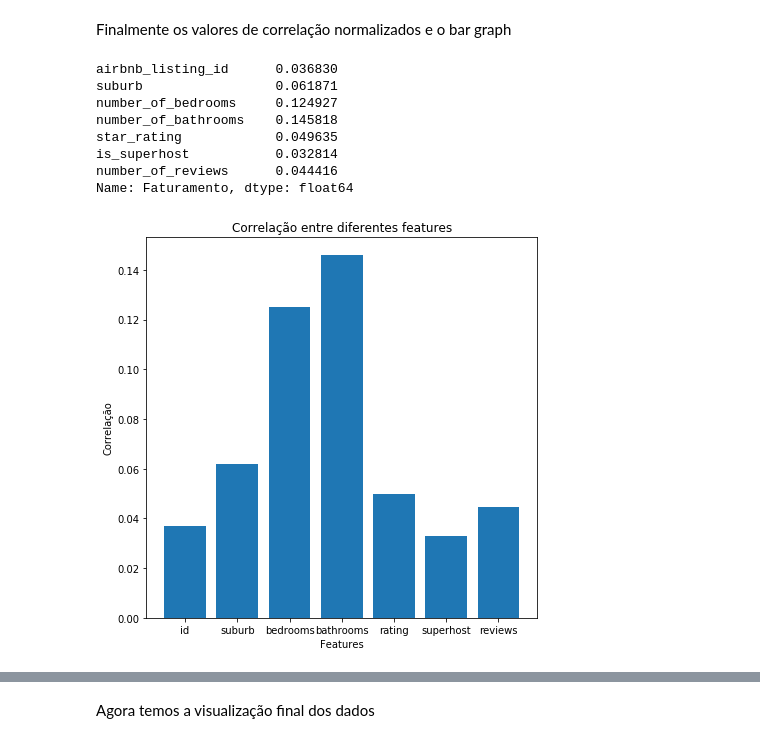
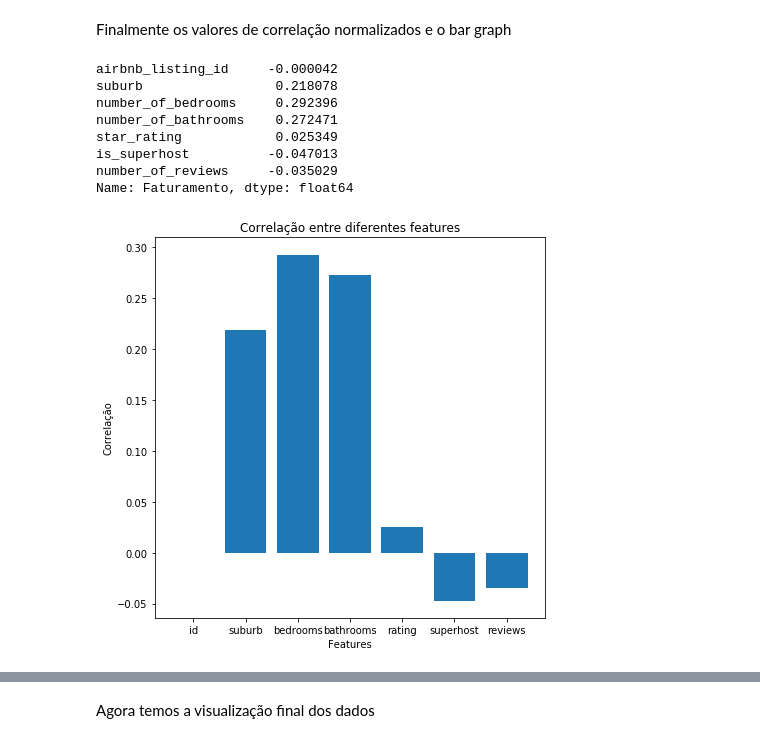
Before and after one commit to fabriciocravo/Desafio_Seazone, a Jupyter notebook: Desafio_Seazone.ipynb, the cells around one changed output, grey strips where cells are left out. Drawn from its saved outputs; the diff is of its cells as text; code cells hidden in the pictures.

Commit message:
Error fix

```diff
--- a/Desafio_Seazone.ipynb
+++ b/Desafio_Seazone.ipynb
@@ -206,13 +242,15 @@ Outro valor interessante ser calculado é o faturamento por listing. Como os bai
 faturamento_por_bairro_normalizado = {}
 
 for bairro in bairros_nome:
-       faturamento_por_bairro_normalizado[bairro] = faturamento_por_bairro_sorted[bairro]/listings_bairro_sorted[bairro]
+        faturamento_por_bairro_normalizado[bairro] = faturamento_por_bairro_sorted[
+           bairro]/np.sum(np.logical_and(data_details["suburb"] == bairro, data_details["Faturamento"].notnull()))
+
 
 # Ordenando o dicionario
 faturamento_por_bairro_normalizado = dict(sorted(faturamento_por_bairro_normalizado.items(), key=lambda item: item[1], reverse=True))
 
 for key in faturamento_por_bairro_normalizado:
-    print(key, faturamento_por_bairro_normalizado[key])
+    print(key, int(faturamento_por_bairro_normalizado[key]))
 
 x = list(range(len(faturamento_por_bairro)))
 plt.figure(figsize=(7,7))
@@ -245,4 +283,7 @@ Removemos o ad_name pois não sera utilizado no cálculo da correlação.
 # %%
+# Criamos uma nova copia do dataset isso é feito pois a tabela é pequena e facilita um pouco a execução no Jupyter
+data_correlation = data_details.copy()
+
 # Aqui removemos as colunas não utilizadas para correlação
 # O try except esta aqui para não termos problemas reutilização do codigo
 data_details_features = []
@@ -252,23 +293,29 @@ for feature in data_details:
 try:
     index_unnamed = data_details_features.index("Unnamed: 0")
     data_details_features.pop(index_unnamed)
-    data_details.drop(data_details.columns[index_unnamed], axis=1, inplace=True)
-    index_ad_name = data_details_features.index("ad_name")
-    data_details.drop(data_details.columns[index_ad_name], axis=1, inplace=True)
+    data_correlation.drop(data_correlation.columns[index_unnamed], axis=1, inplace=True)
 except KeyError:
     pass
 except ValueError:
     pass
-print(data_details_features)
+
+try:
+    index_ad_name = data_details_features.index("ad_name")
+    data_details_features.pop(index_ad_name)
+    data_correlation.drop(data_correlation.columns[index_ad_name], axis=1, inplace=True)
+except KeyError:
+    pass
+except ValueError:
+    pass
 
 # Trocamos para valores numericos para o calculo da correlação
 dicionario_processamento_bairros_para_numero = {}
-for i,bairro in enumerate(reversed(list(faturamento_por_bairro_sorted.keys()))):
+for i,bairro in enumerate(reversed(list(faturamento_por_bairro_normalizado.keys()))):
     dicionario_processamento_bairros_para_numero[bairro] = i
 
 dicionario_processamento_superhost_para_numero = {False:0, True:1}
 try:
-    data_details["is_superhost"].replace(dicionario_processamento_superhost_para_numero, inplace=True)
-    data_details["suburb"].replace(dicionario_processamento_bairros_para_numero, inplace=True)
+    data_correlation["is_superhost"].replace(dicionario_processamento_superhost_para_numero, inplace=True)
+    data_correlation["suburb"].replace(dicionario_processamento_bairros_para_numero, inplace=True)
 except TypeError:
     pass
@@ -277,3 +324,5 @@ except TypeError:
+# %%
+data_correlation["star_rating"] = data_correlation["star_rating"].fillna(data_correlation["star_rating"].mean())
 # %% [markdown]
 A cada operação de mudança é importante visualizar o dataframe
 # %%
@@ -309,0 +337,3 @@ Faturamento                   0.044416     1.000000
+# %%
+correlation = data_correlation.corr(method='pearson', min_periods=1)
+print(correlation)
@@ -316,25 +364,25 @@ Finalmente os valores de correlação normalizados e o bar graph
 # %%
 print(faturamento_corelaçao)
 
-for i,feature in enumerate(data_details):
+for i,feature in enumerate(data_correlation):
     data_details_features[i] = feature.split("_")[-1]
 
 x = list(range(len(faturamento_corelaçao)))
 plt.figure(figsize=(7,7))
 plt.title("Correlação entre diferentes features")
 plt.xlabel("Features")
 plt.ylabel("Correlação")
 plt.xticks(x, list(data_details_features))
 plt.tick_params(axis='x', which='major', labelsize=10)
 plt.bar(x, list(faturamento_corelaçao))
 plt.show()
 # %% [output]
-airbnb_listing_id      0.036830
-suburb                 0.061871
-number_of_bedrooms     0.124927
-number_of_bathrooms    0.145818
-star_rating            0.049635
-is_superhost           0.032814
-number_of_reviews      0.044416
+airbnb_listing_id     -0.000042
+suburb                 0.218078
+number_of_bedrooms     0.292396
+number_of_bathrooms    0.272471
+star_rating            0.025349
+is_superhost          -0.047013
+number_of_reviews     -0.035029
 Name: Faturamento, dtype: float64
-[figure, old version]
+[figure, new version]
```
Also changed, not shown: parts of 56 cells of this notebook, 1 other file.
